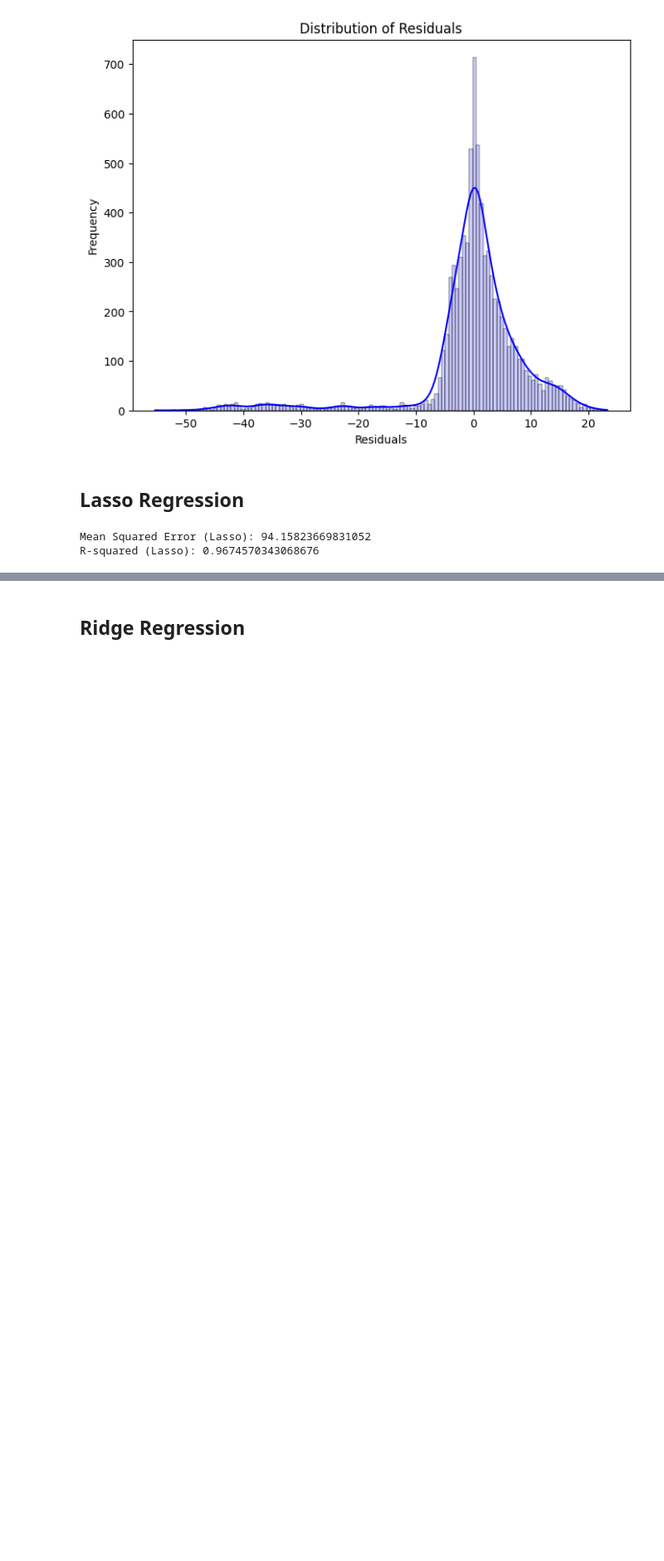
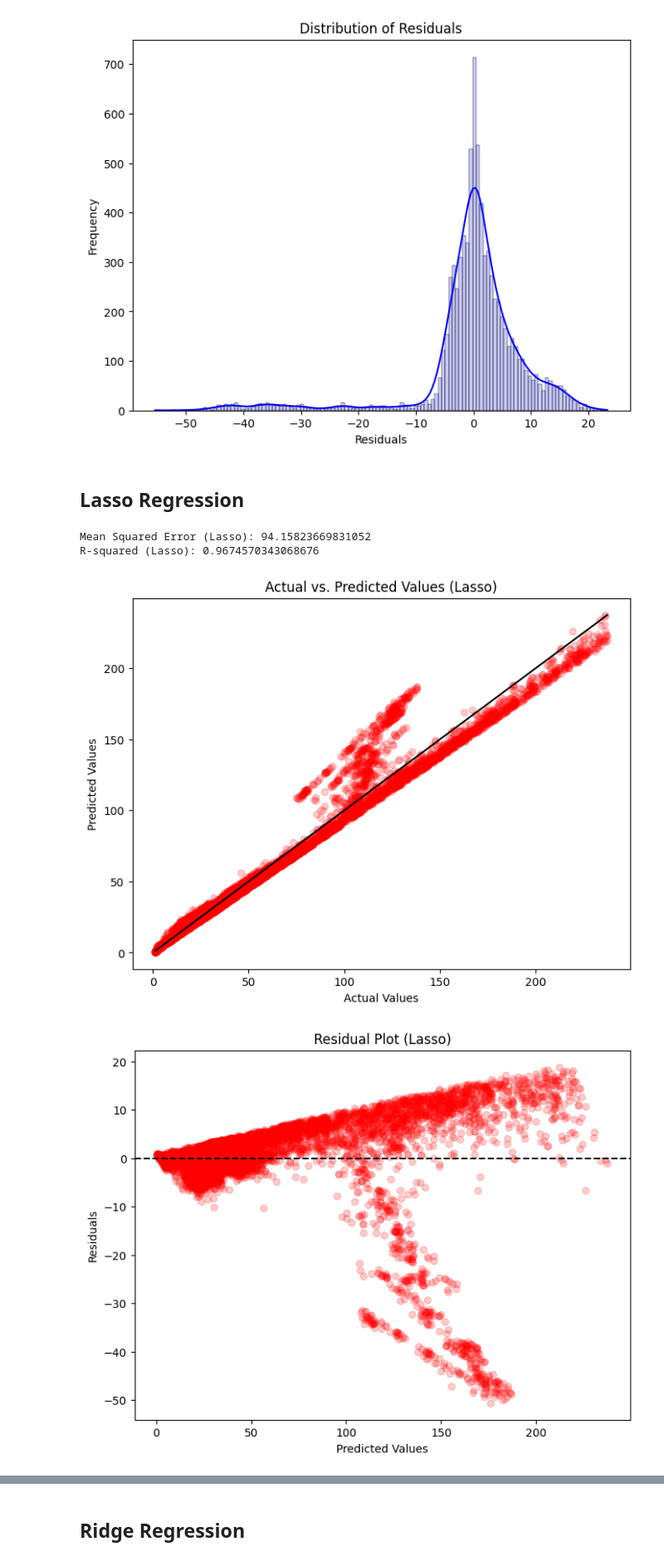
Before and after one commit to shakir-flash/Big-Tech-Stock-Price-Prediction, a Jupyter notebook: Big Tech Stock Prediction.ipynb, the cells around one changed output, grey strips where cells are left out. Shown at 83% size. Cells and saved outputs as stored; diff of their text form; code cells hidden in the pictures; blank space fills up the shorter version.

```diff
--- a/Big Tech Stock Prediction.ipynb
+++ b/Big Tech Stock Prediction.ipynb
@@ -356,3 +356,30 @@ print("R-squared (Lasso):", r2_lasso)
 # %% [output]
 Mean Squared Error (Lasso): 94.15823669831052
 R-squared (Lasso): 0.9674570343068676
+# %%
+plt.figure(figsize=(8, 6))
+plt.scatter(y_test, y_pred_lasso, color='red', alpha=0.2)
+plt.plot([y_test.min(), y_test.max()], [y_test.min(), y_test.max()], color='black')
+plt.xlabel('Actual Values')
+plt.ylabel('Predicted Values')
+plt.title('Actual vs. Predicted Values (Lasso)')
+plt.show()
+
+residuals_lasso = y_test - y_pred_lasso
+plt.figure(figsize=(8, 6))
+plt.scatter(y_pred_lasso, residuals_lasso, color='red', alpha=0.2)
+plt.axhline(y=0, color='black', linestyle='--')
+plt.xlabel('Predicted Values')
+plt.ylabel('Residuals')
+plt.title('Residual Plot (Lasso)')
+plt.show()
+
+plt.figure(figsize=(8, 6))
+sns.histplot(residuals_lasso, kde=True, color='red', alpha=0.2)
+plt.xlabel('Residuals')
+plt.ylabel('Frequency')
+plt.title('Distribution of Residuals (Lasso)')
+plt.show()
+# %% [output]
+[figure, added]
+[figure, added]
```
Also changed, not shown: parts of 4 cells of this notebook.
